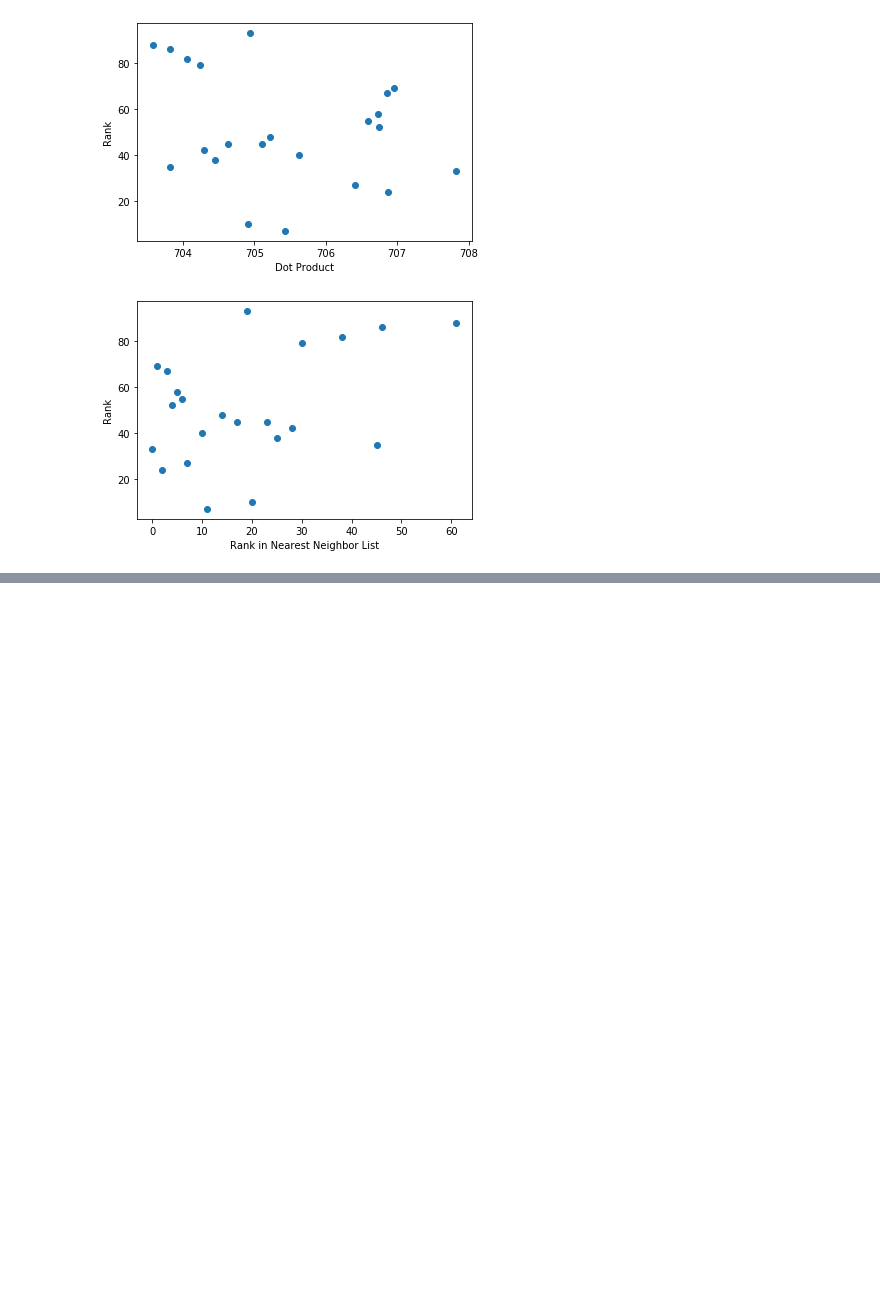
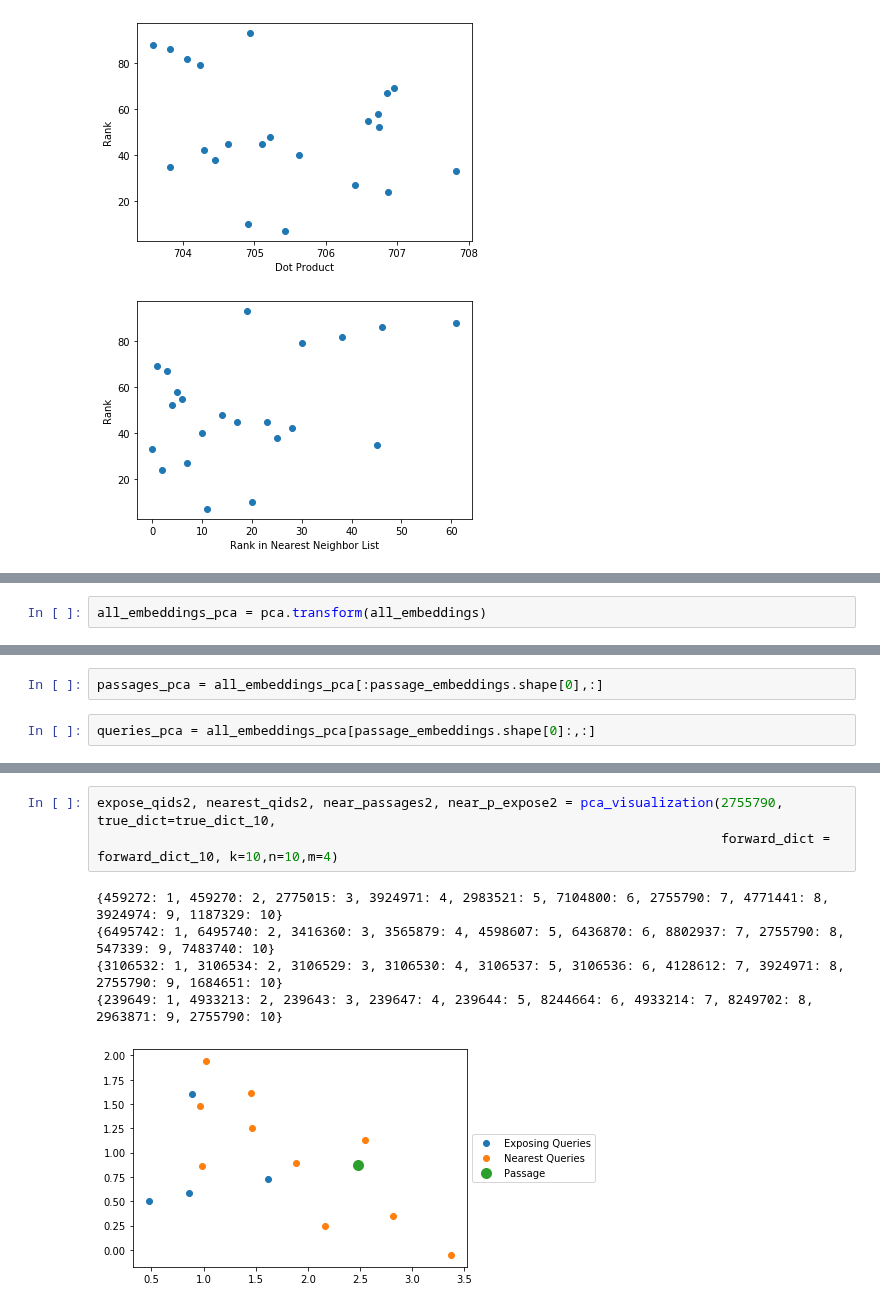
Before and after one commit to Chipxiang/search-exposure, a Jupyter notebook: reverse_ranker/forward_reverse_distribution.ipynb, the cells around one changed output, grey strips where cells are left out. Cells and saved outputs as stored; diff of their text form; blank space fills up the shorter version.

```diff
--- a/reverse_ranker/forward_reverse_distribution.ipynb
+++ b/reverse_ranker/forward_reverse_distribution.ipynb
@@ -300,0 +498,2 @@ visualize_score_rank(rankings, scores)
+# %%
+all_embeddings_pca = pca.transform(all_embeddings)
@@ -300,0 +504,4 @@ visualize_score_rank(rankings, scores)
+# %%
+passages_pca = all_embeddings_pca[:passage_embeddings.shape[0],:]
+# %%
+queries_pca = all_embeddings_pca[passage_embeddings.shape[0]:,:]
@@ -300,0 +621,9 @@ visualize_score_rank(rankings, scores)
+# %%
+expose_qids2, nearest_qids2, near_passages2, near_p_expose2 = pca_visualization(2755790, true_dict=true_dict_10,
+                                                                                forward_dict = forward_dict_10, k=10,n=10,m=4)
+# %% [output]
+{459272: 1, 459270: 2, 2775015: 3, 3924971: 4, 2983521: 5, 7104800: 6, 2755790: 7, 4771441: 8, 3924974: 9, 1187329: 10}
+{6495742: 1, 6495740: 2, 3416360: 3, 3565879: 4, 4598607: 5, 6436870: 6, 8802937: 7, 2755790: 8, 547339: 9, 7483740: 10}
+{3106532: 1, 3106534: 2, 3106529: 3, 3106530: 4, 3106537: 5, 3106536: 6, 4128612: 7, 3924971: 8, 2755790: 9, 1684651: 10}
+{239649: 1, 4933213: 2, 239643: 3, 239647: 4, 239644: 5, 8244664: 6, 4933214: 7, 8249702: 8, 2963871: 9, 2755790: 10}
+[figure, added]
```
Also changed, not shown: parts of 56 cells of this notebook, 1 other file.
